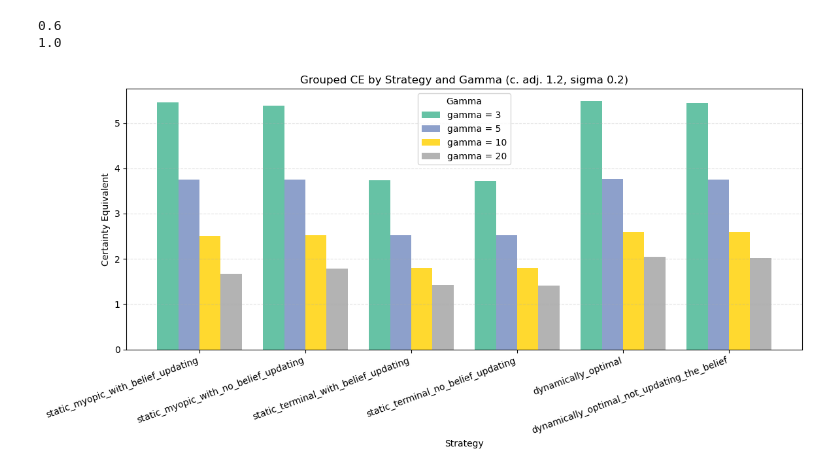
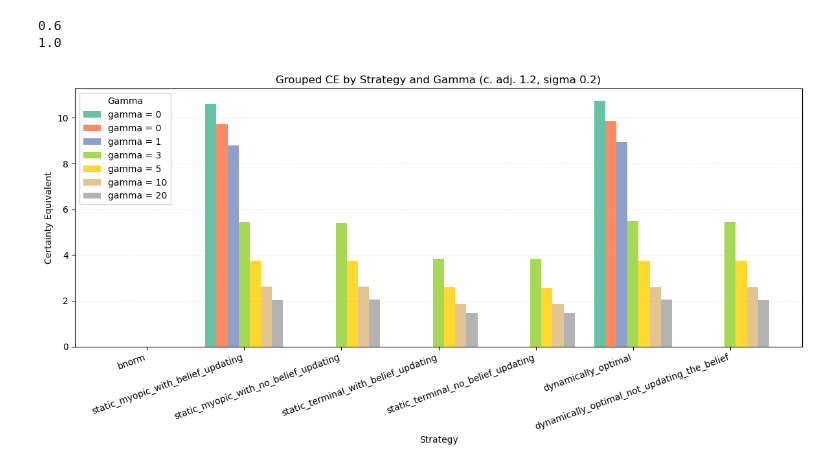
Before and after one commit to hyunseoky9/pilot, a Jupyter notebook: prairie_pothole_ex.ipynb, the cells around one changed output. Drawn from its saved outputs; the diff is of its cells as text; code cells hidden in the pictures.

```diff
--- a/prairie_pothole_ex.ipynb
+++ b/prairie_pothole_ex.ipynb
@@ -624,10 +624,10 @@ import numpy as np
 import pandas as pd
 from performance_eval import avgperformance
 
-for n in [2]:
-    for i in [1,2,3,4,7,8,9,10,12,13,14,15]:
+for n in [0,1]:
+    for i in [18,0]:
         #np.random.seed(42)
-        config = {'policytype': n, 'num_episodes': 10000}
+        config = {'policytype': n, 'num_episodes': 1000}
         settings = {'settingID': i}
         env = pprdyn1(settings)
         summary = avgperformance(env, config)
@@ -939,16 +923,16 @@ import numpy as np
 import matplotlib.pyplot as plt
 import pandas as pd
 
-filename = './results/ce_results.csv'
+filename = './results/ce_results_new.csv'
 df_raw = pd.read_csv(filename)
-settingids = np.array([1,2,3,4])
+settingids = np.array([0,1,2,3,4,16,17])
 setting_text_options = ['c. adj. 1.2, sigma 0.2', 'c. adj. 0 sigma 0.2', 'c. adj. 1.2 sigma 0.1']
-if np.all(settingids == np.array([1, 2, 3, 4])):
-    setting_texts = setting_text_options[0]
-elif np.all(settingids == np.array([7,8,9,10])):
-    setting_texts = setting_text_options[1]
-elif np.all(settingids == np.array([12,13,14,15])):
-    setting_texts = setting_text_options[2]
+#if np.all(settingids == np.array([1, 2, 3, 4])):
+#    setting_texts = setting_text_options[0]
+#elif np.all(settingids == np.array([7,8,9,10])):
+#    setting_texts = setting_text_options[1]
+#elif np.all(settingids == np.array([12,13,14,15])):
+#    setting_texts = setting_text_options[2]
 
 
 # Normalize column names so lookups are robust to case/spacing
@@ -961,7 +945,7 @@ df.columns = normalized_cols
 
 # Resolve expected key columns
 if 'setting' not in df.columns:
-    for alt in ['settings', 'settingid', 'setting_id']:
+    for alt in ['settings', 'settingid', 'setting_id','bnorm']:
         if alt in df.columns:
             df = df.rename(columns={alt: 'setting'})
             break
@@ -983,35 +967,35 @@ df_plot = df_plot.sort_values('gamma').reset_index(drop=True)
 
 # Columns from the 5th onward are strategy outcomes in your table
 # (after: setting, sigma, central_adj, gamma)
-if df_plot.shape[1] >= 5:
+if df_plot.shape[1] >= 6:
     strategy_cols = df_plot.columns[4:]
 else:
     meta_cols = {'setting', 'sigma', 'central_adj', 'gamma'}
     strategy_cols = [c for c in df_plot.columns if c not in meta_cols and not c.startswith('unnamed')]
 
 gamma_vals = df_plot['gamma'].astype(int).to_list()
 n_strat = len(strategy_cols)
 n_gamma = len(gamma_vals)
 x = np.arange(n_strat)
 width = 0.8 / max(n_gamma, 1)
 
 fig, ax = plt.subplots(figsize=(12, 6))
 colors = plt.cm.Set2(np.linspace(0, 1, n_gamma))
 
 for i, g in enumerate(gamma_vals):
     y = df_plot.loc[i, strategy_cols].to_numpy(dtype=float)
     offset = (i - (n_gamma - 1) / 2) * width
     ax.bar(x + offset, y, width=width, color=colors[i], label=f'gamma = {g}')
 
 ax.set_xticks(x)
 ax.set_xticklabels(strategy_cols, rotation=20, ha='right')
 ax.set_ylabel('Certainty Equivalent')
 ax.set_xlabel('Strategy')
 ax.set_title(f'Grouped CE by Strategy and Gamma ({setting_texts})')
 ax.grid(axis='y', linestyle='--', alpha=0.35)
 ax.legend(title='Gamma')
 plt.tight_layout()
 plt.show()
 # %% [output]
-[figure, old version]
+[figure, new version]
 # %%
```
Also changed, not shown: parts of 3 cells of this notebook, 12 other files.
